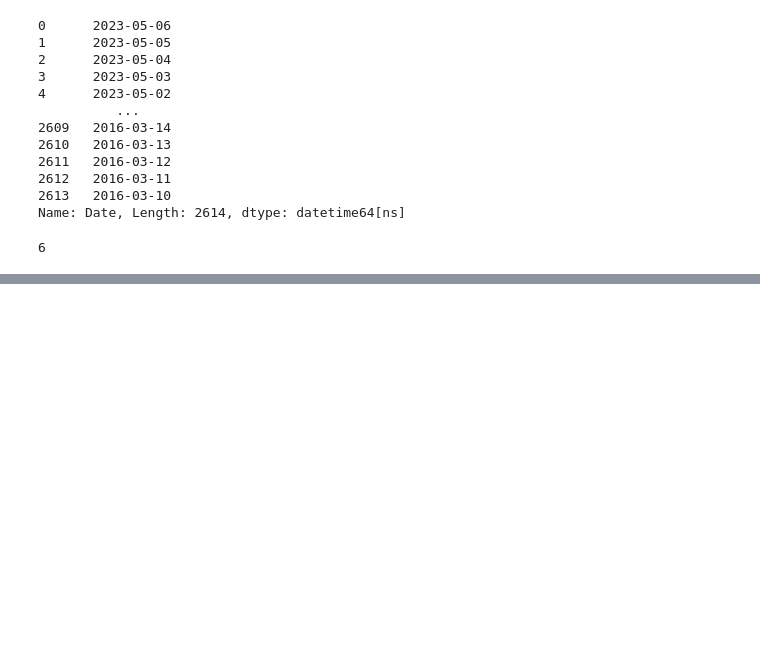
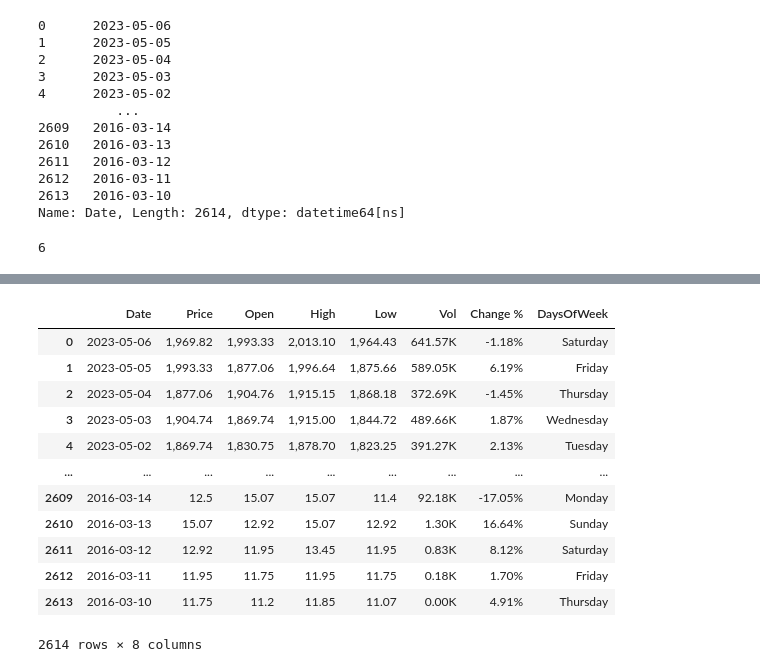
Before and after one commit to dkkinyua/data-science, a Jupyter notebook: 1. Pandas/Ethereum Dataset/Ethereum.ipynb, the cells around one changed output, grey strips where cells are left out. Cells and saved outputs as stored; diff of their text form; code cells hidden in the pictures; blank space fills up the shorter version.

```diff
--- a/1. Pandas/Ethereum Dataset/Ethereum.ipynb
+++ b/1. Pandas/Ethereum Dataset/Ethereum.ipynb
@@ -2,8 +2,6 @@
 import pandas as pd
 import numpy as np
 # %%
-# We can use the parse_dates=[column] and date_parser args instead of entirely doing these long processs the the cells below
-d_parser = lambda x: pd.datetime.strptime(x, format='%b %d, %Y')
-df = pd.read_csv('Ethereum Historical Data.csv', parse_dates=["Date"], date_parser=d_parser) # Daily historical data from 2016 - 2023
+df = pd.read_csv('Ethereum Historical Data.csv') # Daily historical data from 2016 - 2023
 df.head(10)
 # %% [output]
@@ -11,6 +19,3 @@ AttributeError: module 'pandas' has no attribute 'datetime'
-# %%
-# We need to change the Date column to a datetime obj that Pandas can recognize
-df["Date"] = pd.to_datetime(df["Date"], format='%b %d, %Y')
 # %%
 df["Date"] # It has been transformed into a Pandas datetime object.
 # %% [output]
@@ -33,0 +55,18 @@ df.loc[0, "Date"].day
+# %%
+# Let's create a column to hold these values
+df["DaysOfWeek"] = df["Date"].dt.day_name()
+df
+# %% [output]
+|  | Date | Price | Open | High | Low | Vol | Change % | DaysOfWeek |
+| 0 | 2023-05-06 | 1,969.82 | 1,993.33 | 2,013.10 | 1,964.43 | 641.57K | -1.18% | Saturday |
+| 1 | 2023-05-05 | 1,993.33 | 1,877.06 | 1,996.64 | 1,875.66 | 589.05K | 6.19% | Friday |
+| 2 | 2023-05-04 | 1,877.06 | 1,904.76 | 1,915.15 | 1,868.18 | 372.69K | -1.45% | Thursday |
+| 3 | 2023-05-03 | 1,904.74 | 1,869.74 | 1,915.00 | 1,844.72 | 489.66K | 1.87% | Wednesday |
+| 4 | 2023-05-02 | 1,869.74 | 1,830.75 | 1,878.70 | 1,823.25 | 391.27K | 2.13% | Tuesday |
+| ... | ... | ... | ... | ... | ... | ... | ... | ... |
+| 2609 | 2016-03-14 | 12.5 | 15.07 | 15.07 | 11.4 | 92.18K | -17.05% | Monday |
+| 2610 | 2016-03-13 | 15.07 | 12.92 | 15.07 | 12.92 | 1.30K | 16.64% | Sunday |
+| 2611 | 2016-03-12 | 12.92 | 11.95 | 13.45 | 11.95 | 0.83K | 8.12% | Saturday |
+| 2612 | 2016-03-11 | 11.95 | 11.75 | 11.95 | 11.75 | 0.18K | 1.70% | Friday |
+| 2613 | 2016-03-10 | 11.75 | 11.2 | 11.85 | 11.07 | 0.00K | 4.91% | Thursday |
+2614 rows × 8 columns
```
Also changed, not shown: parts of 20 cells of this notebook.
